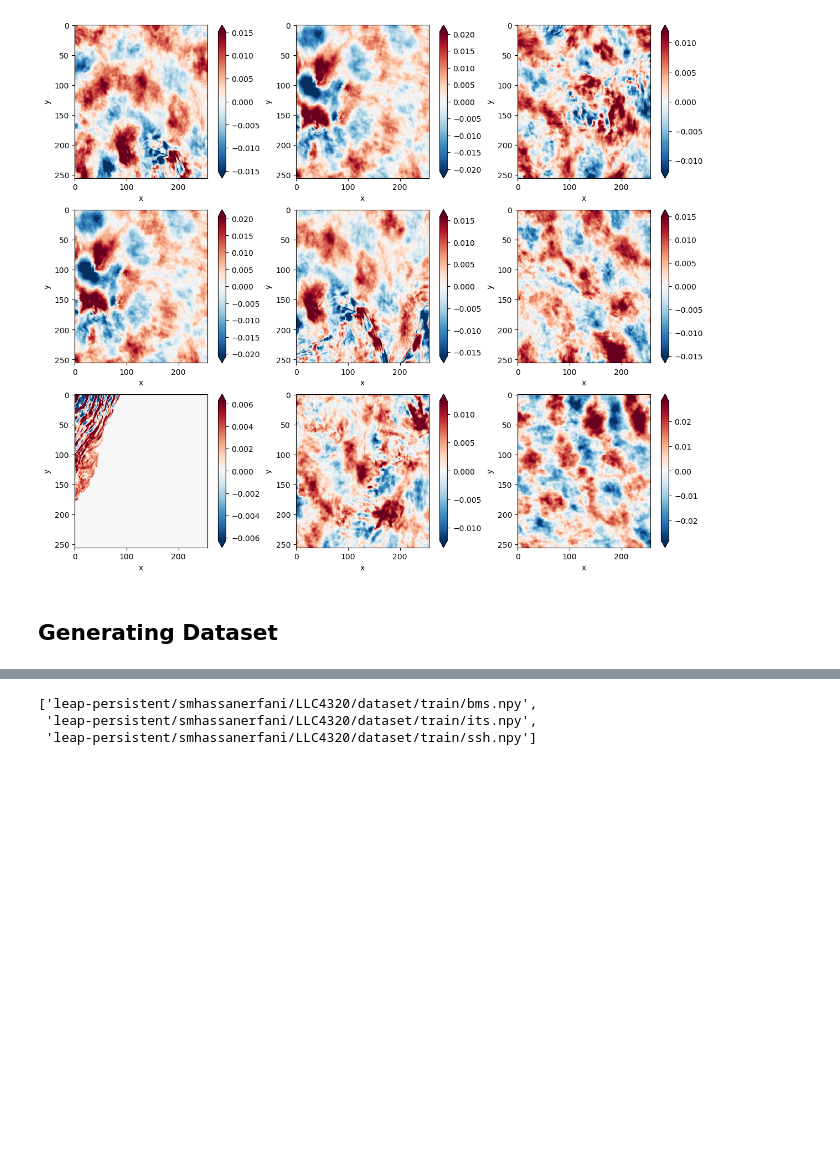
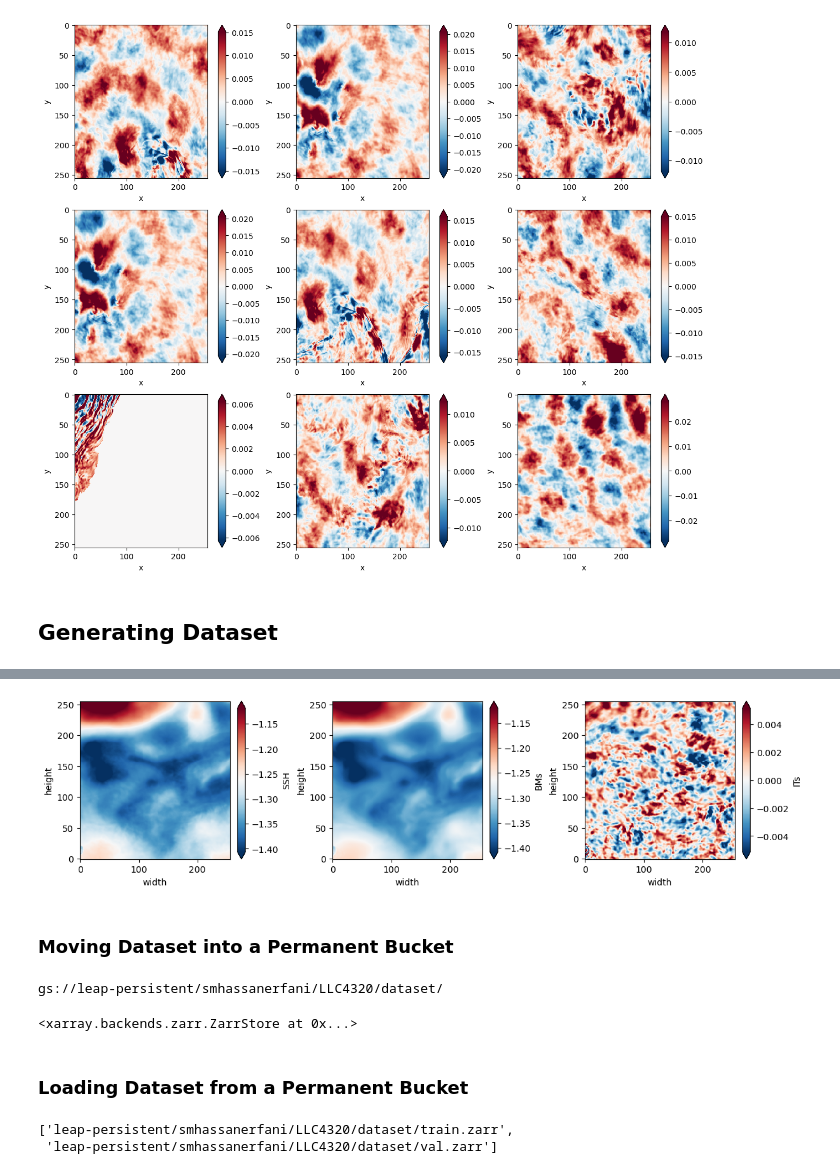
Before and after one commit to smhassanerfani/leap_momentum, a Jupyter notebook: llc4320_agulhas.ipynb, the cells around one changed output, grey strips where cells are left out. Saved outputs shown, nothing was run; the diff lists cells and outputs as text; code cells hidden in the pictures; blank space fills up the shorter version.

Commit message:
Changed format files from .npy to .zarr

```diff
--- a/llc4320_agulhas.ipynb
+++ b/llc4320_agulhas.ipynb
@@ -11,8 +11,8 @@ PERSISTENT_BUCKET = 'gs://leap-persistent/dhruvbalwada'
 unfiltered_link = PERSISTENT_BUCKET + '/ssh_reconstruction_project/unfiltered_data.zarr'
 filtered_link = PERSISTENT_BUCKET+'/ssh_reconstruction_project/filtered_data.zarr'
 # %%
-da_unfiltered = xr.open_zarr(unfiltered_link)['ssh_unfiltered'].compute()
-da_filtered = xr.open_zarr(filtered_link)['ssh_filtered'].compute()
+da_unfiltered = xr.open_zarr(unfiltered_link)['ssh_unfiltered']
+da_filtered = xr.open_zarr(filtered_link)['ssh_filtered']
 da_it = da_unfiltered - da_filtered
 # %% [markdown]
 ## Split Time Slot into Random Patches
@@ -68,21 +68,20 @@ def get_data_array(split):
         bms = extract_patches(da_filtered[arr[:49], :].fillna(0).values, crop_size=256, max_patches=256)
         its = extract_patches(da_it[arr[:49], :].fillna(0).values, crop_size=256, max_patches=256)
 
-        # Outputs need `.compute()` to convert to ndarray
-        return ssh, bms, its
+        return ssh.transpose(1, 2, 0), bms.transpose(1, 2, 0), its.transpose(1, 2, 0)
 
     # validation set:
     ssh = da_unfiltered[arr[49:56], 56:-56, 56:-56].fillna(0)
     bms = da_filtered[arr[49:56], 56:-56, 56:-56].fillna(0)
-    its = da_it[arr[49:56], 56:-56, 56:-56].fillna(0)
+    its = da_it[arr[49:56], 56:-56, 56:-56].fillna(0) #.transpose('z', 'x_fine', 'y_fine')
 
     ssh = ssh.coarsen(i=256, j=256, boundary="exact").construct(i=("x_coarse", "x_fine"), j=("y_coarse", "y_fine"))
-    ssh = ssh.stack(z=("time", "x_coarse", "y_coarse")).transpose('z', 'x_fine', 'y_fine')
+    ssh = ssh.stack(z=("time", "x_coarse", "y_coarse"))
 
     bms = bms.coarsen(i=256, j=256, boundary="exact").construct(i=("x_coarse", "x_fine"), j=("y_coarse", "y_fine"))
-    bms = bms.stack(z=("time", "x_coarse", "y_coarse")).transpose('z', 'x_fine', 'y_fine')
+    bms = bms.stack(z=("time", "x_coarse", "y_coarse"))
 
     its = its.coarsen(i=256, j=256, boundary="exact").construct(i=("x_coarse", "x_fine"), j=("y_coarse", "y_fine"))
-    its = its.stack(z=("time", "x_coarse", "y_coarse")).transpose('z', 'x_fine', 'y_fine')
+    its = its.stack(z=("time", "x_coarse", "y_coarse"))
 
-    return ssh.values, bms.values, its.values
+    return ssh, bms, its
@@ -91,12 +88,5 @@ def get_data_array(split):
 # %%
-import os
-import fsspec
-
-split = 'train'
-PERSISTENT_BUCKET = os.environ['PERSISTENT_BUCKET']
-path = f'{PERSISTENT_BUCKET}/LLC4320/dataset/{split}'
-print(path)
-
+split = 'val'
 ssh, bms, its = get_data_array(split=split)
 print(ssh.shape, bms.shape, its.shape)
 # %% [output]
@@ -110,0 +99,8 @@ save_in_bucket(its.compute(), f'{path}/its.npy')
+# %%
+ds = xr.Dataset({
+    'SSH': (["height", "width", "patch"], da.from_array(ssh.values, chunks=(256, 256, 64))),
+    'BMs': (["height", "width", "patch"], da.from_array(bms.values, chunks=(256, 256, 64))),
+    'ITs': (["height", "width", "patch"], da.from_array(its.values, chunks=(256, 256, 64))),
+              },
+)
+ds
@@ -111,8 +133,32 @@ save_in_bucket(its.compute(), f'{path}/its.npy')
+# %%
+fig, axes = plt.subplots(ncols=3, figsize=(12, 3), constrained_layout=True)
+ds['SSH'].isel(patch=-8).plot(x='width', y='height', robust=True, cmap='RdBu_r', ax=axes[0])
+ds['BMs'].isel(patch=-8).plot(x='width', y='height', robust=True, cmap='RdBu_r', ax=axes[1])
+ds['ITs'].isel(patch=-8).plot(x='width', y='height', robust=True, cmap='RdBu_r', ax=axes[2])
+plt.show()
+# %% [output]
+[figure, added]
+# %% [markdown]
+### Moving Dataset into a Permanent Bucket
+# %%
+import os
+import fsspec
+
+PERSISTENT_BUCKET = os.environ['PERSISTENT_BUCKET']
+cloud_url = f'{PERSISTENT_BUCKET}/LLC4320/dataset/'
+print(cloud_url)
+# %% [output]
+gs://leap-persistent/smhassanerfani/LLC4320/dataset/
+# %%
+ds.to_zarr(cloud_url + 'val.zarr', mode='w')
+# %% [output]
+<xarray.backends.zarr.ZarrStore at 0x...>
+# %% [markdown]
+### Loading Dataset from a Permanent Bucket
 # %%
 # list the dataset directory
 gcs = fsspec.filesystem('gcs')
-gcs.ls(PERSISTENT_BUCKET+'/LLC4320/dataset/train')
+gcs.ls(cloud_url)
 # %% [output]
-['leap-persistent/smhassanerfani/LLC4320/dataset/train/bms.npy',
- 'leap-persistent/smhassanerfani/LLC4320/dataset/train/its.npy',
- 'leap-persistent/smhassanerfani/LLC4320/dataset/train/ssh.npy']
+['leap-persistent/smhassanerfani/LLC4320/dataset/train.zarr',
+ 'leap-persistent/smhassanerfani/LLC4320/dataset/val.zarr']
```
Also changed, not shown: parts of 13 cells of this notebook.
